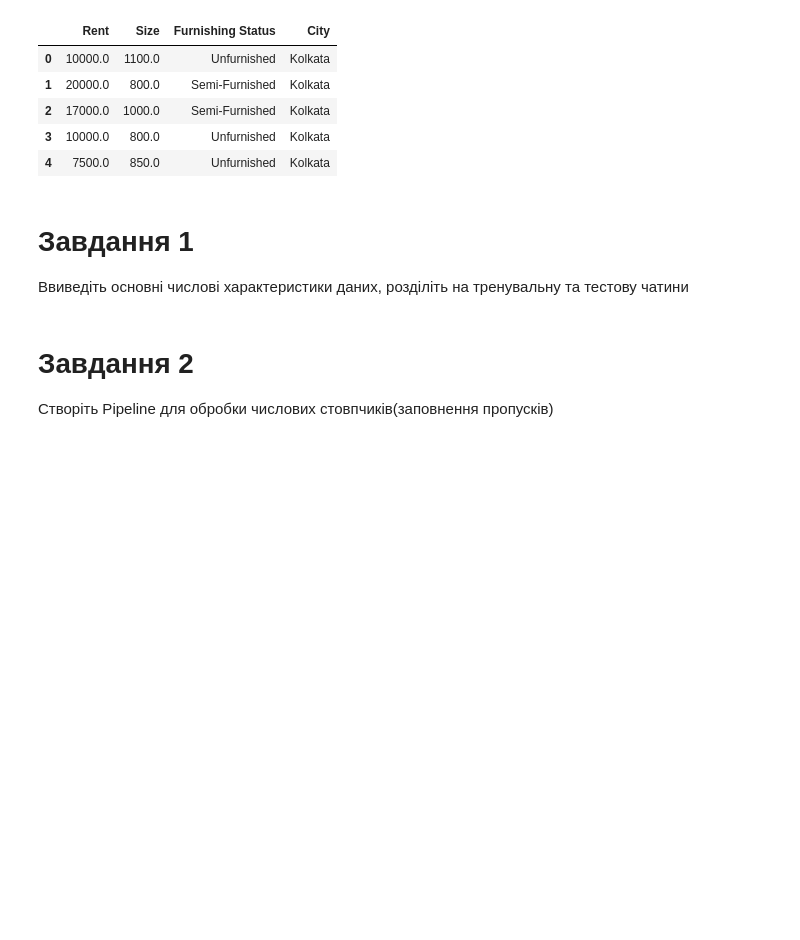
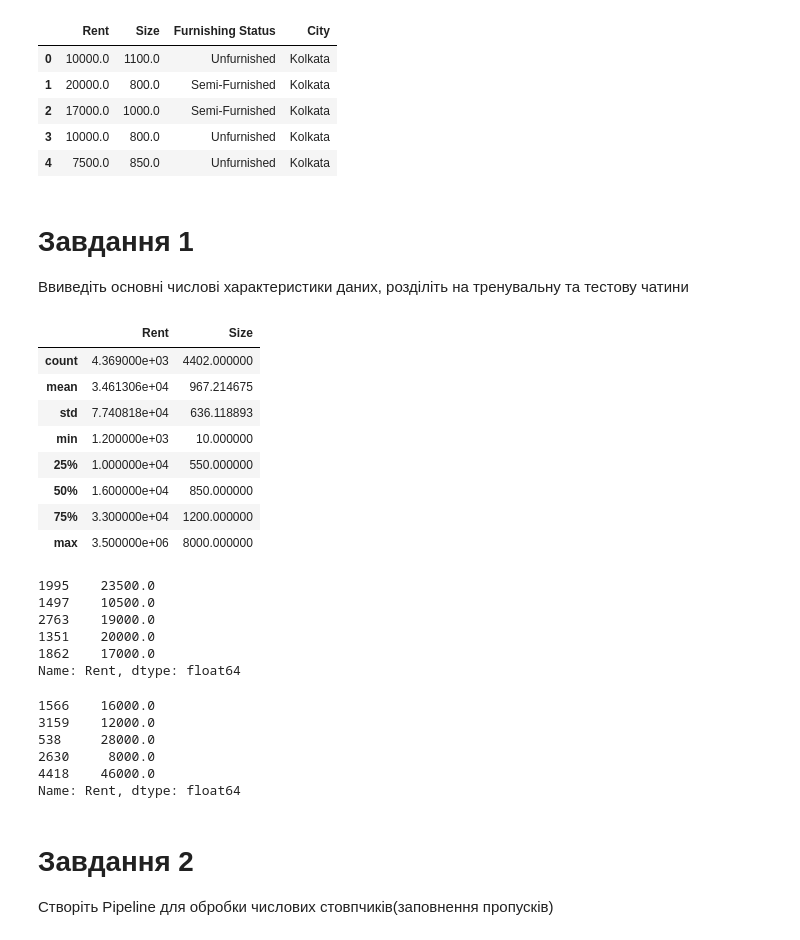
Before and after one commit to HromovAndrey/II_Homework_mood_3_part_2, a Jupyter notebook: ДЗ_7.ipynb, the cells around one changed output. Saved outputs shown, nothing was run; the diff lists cells and outputs as text; code cells hidden in the pictures; blank space fills up the shorter version.

```diff
--- a/ДЗ_7.ipynb
+++ b/ДЗ_7.ipynb
@@ -30,3 +37,15 @@ df.head()
 # %% [markdown]
 # Завдання 1
 Ввиведіть основні числові характеристики даних, розділіть на тренувальну та тестову чатини
+# %%
+df.describe()
+# %% [output]
+|  | Rent | Size |
+| count | 4.369000e+03 | 4402.000000 |
+| mean | 3.461306e+04 | 967.214675 |
+| std | 7.740818e+04 | 636.118893 |
+| min | 1.200000e+03 | 10.000000 |
+| 25% | 1.000000e+04 | 550.000000 |
+| 50% | 1.600000e+04 | 850.000000 |
+| 75% | 3.300000e+04 | 1200.000000 |
+| max | 3.500000e+06 | 8000.000000 |
@@ -33,3 +57,23 @@ df.head()
+# %%
+X_train.head()
+y_train.head()
+# %% [output]
+1995    23500.0
+1497    10500.0
+2763    19000.0
+1351    20000.0
+1862    17000.0
+Name: Rent, dtype: float64
+# %%
+X_test.head()
+y_test.head()
+# %% [output]
+1566    16000.0
+3159    12000.0
+538     28000.0
+2630     8000.0
+4418    46000.0
+Name: Rent, dtype: float64
 # %% [markdown]
 # Завдання 2
 Створіть Pipeline для обробки числових стовпчиків(заповнення пропусків)
```
Also changed, not shown: parts of 10 cells of this notebook.
